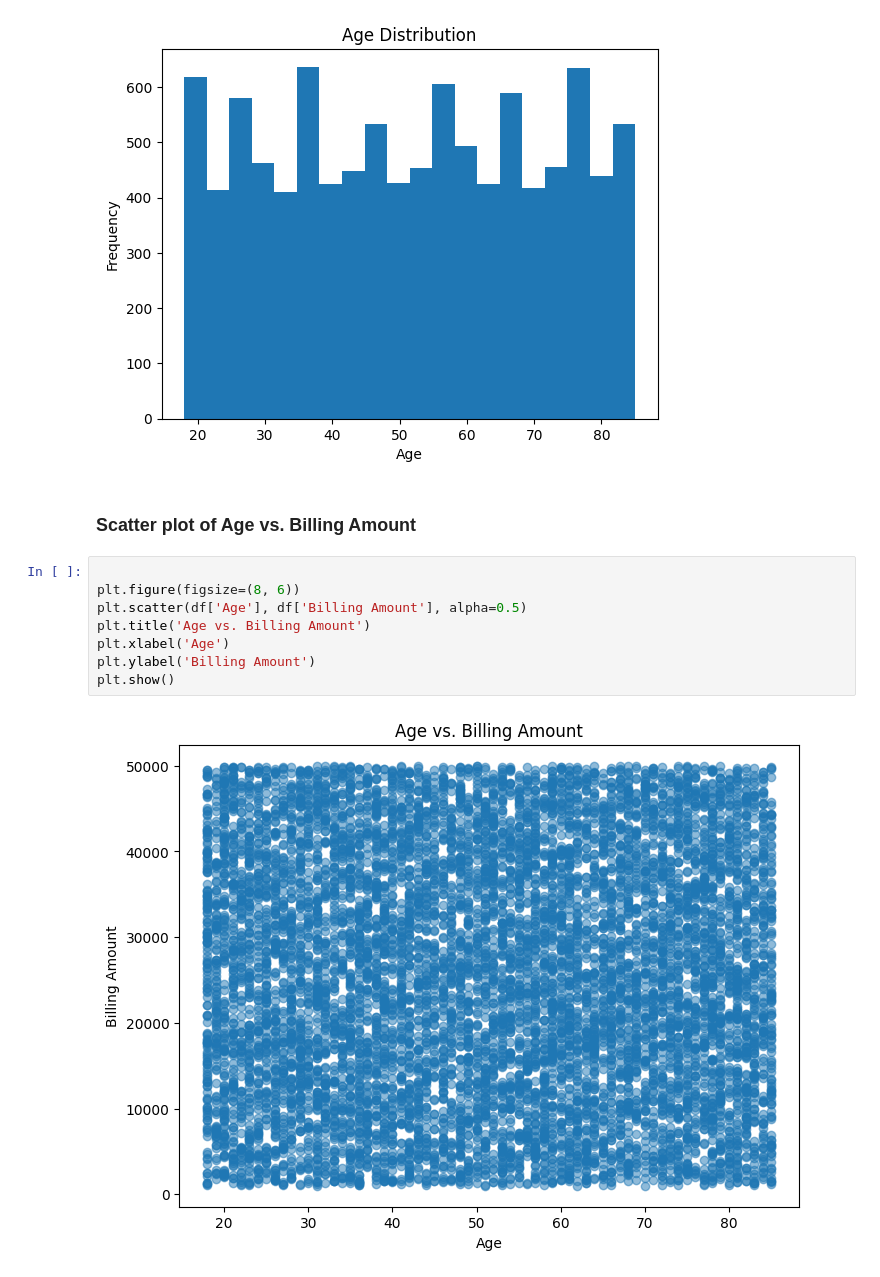
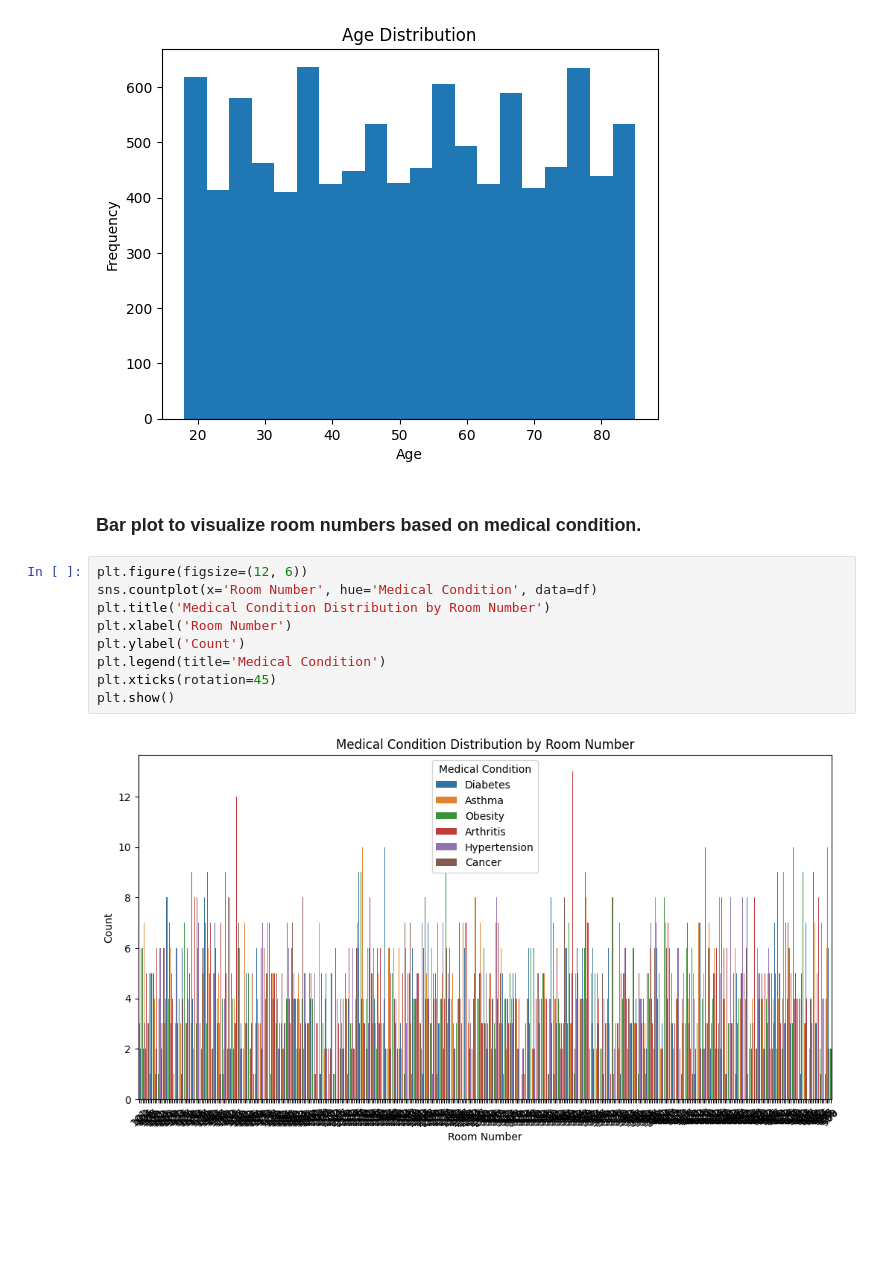
Before and after one commit to danishzayan/DS_Presentation, a Jupyter notebook: DS_Presentation.ipynb, the cells around one changed output. Saved outputs shown, nothing was run; the diff lists cells and outputs as text; blank space fills up the shorter version.

```diff
--- a/DS_Presentation.ipynb
+++ b/DS_Presentation.ipynb
@@ -377,14 +377,15 @@ plt.show()
 # %% [output]
 [figure]
 # %% [markdown]
-### Scatter plot of Age vs. Billing Amount
+### Bar plot to visualize room numbers based on medical condition.
 # %%
-
-plt.figure(figsize=(8, 6))
-plt.scatter(df['Age'], df['Billing Amount'], alpha=0.5)
-plt.title('Age vs. Billing Amount')
-plt.xlabel('Age')
-plt.ylabel('Billing Amount')
+plt.figure(figsize=(12, 6))
+sns.countplot(x='Room Number', hue='Medical Condition', data=df)
+plt.title('Medical Condition Distribution by Room Number')
+plt.xlabel('Room Number')
+plt.ylabel('Count')
+plt.legend(title='Medical Condition')
+plt.xticks(rotation=45)
 plt.show()
 # %% [output]
-[figure, old version]
+[figure, new version]
```
Also changed, not shown: parts of 1 cell of this notebook.
